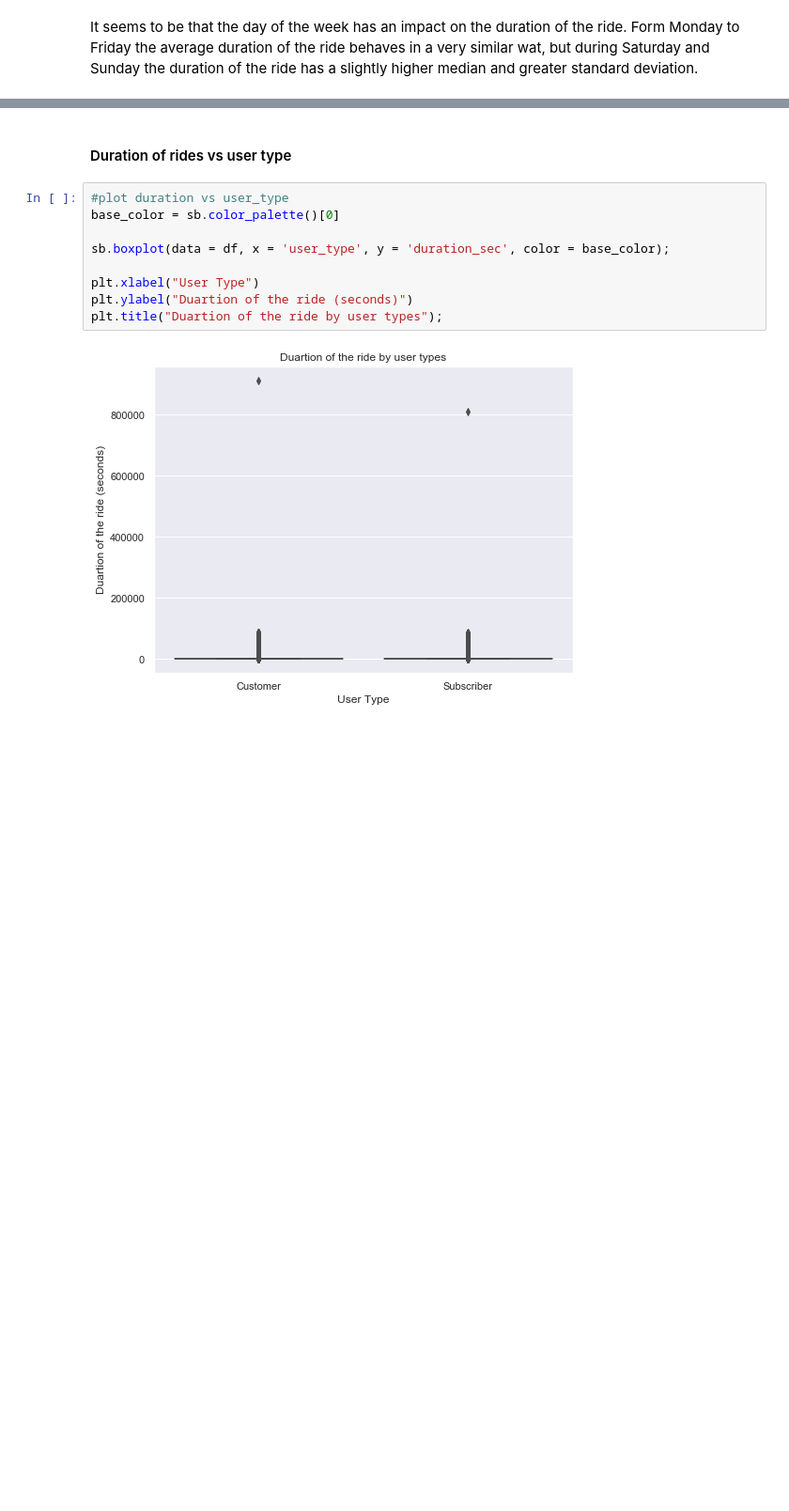
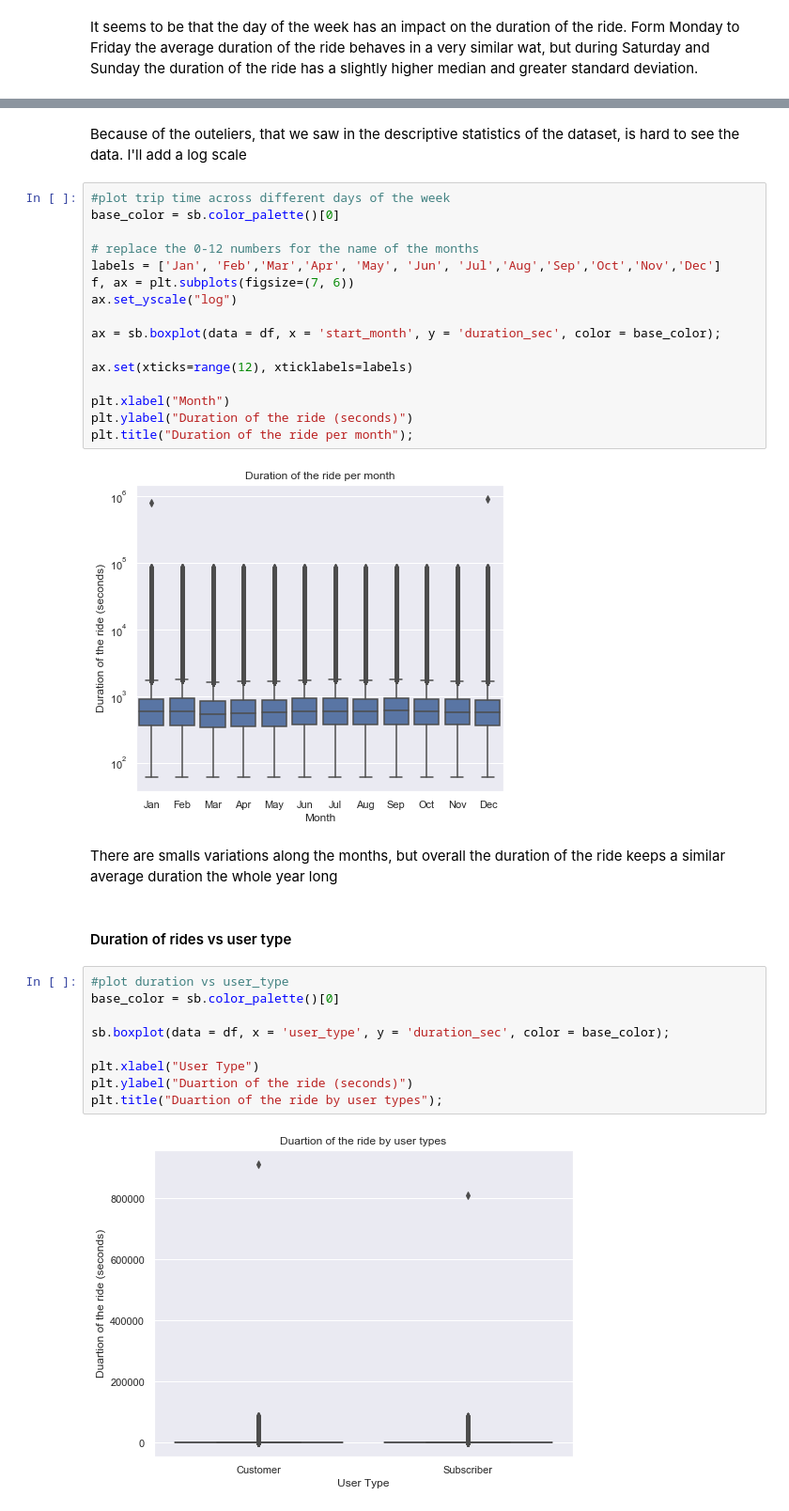
Before and after one commit to Victoriapm/GoBike-SystemData-Analysis, a Jupyter notebook: Data_exploration.ipynb, the cells around one changed output, grey strips where cells are left out. Shown at 94% size. Drawn from its saved outputs; the diff is of its cells as text; blank space fills up the shorter version.

```diff
--- a/Data_exploration.ipynb
+++ b/Data_exploration.ipynb
@@ -386,3 +404,26 @@ It seems to be that the day of the week has an impact on the duration of the rid
+# %% [markdown]
+Because of the outeliers, that we saw in the descriptive statistics of the dataset, is hard to see the data.
+I'll add a log scale
+# %%
+#plot trip time across different days of the week
+base_color = sb.color_palette()[0]
+
+# replace the 0-12 numbers for the name of the months
+labels = ['Jan', 'Feb','Mar','Apr', 'May', 'Jun', 'Jul','Aug','Sep','Oct','Nov','Dec']
+f, ax = plt.subplots(figsize=(7, 6))
+ax.set_yscale("log")
+
+ax = sb.boxplot(data = df, x = 'start_month', y = 'duration_sec', color = base_color);
+
+ax.set(xticks=range(12), xticklabels=labels)
+
+plt.xlabel("Month")
+plt.ylabel("Duration of the ride (seconds)")
+plt.title("Duration of the ride per month");
+# %% [output]
+[figure, added]
+# %% [markdown]
+There are smalls variations along the months, but overall the duration of the ride keeps a similar average duration the whole year long
 # %% [markdown]
 #### Duration of rides vs user type
 # %%
```
Also changed, not shown: parts of 61 cells of this notebook, 1 other file.
